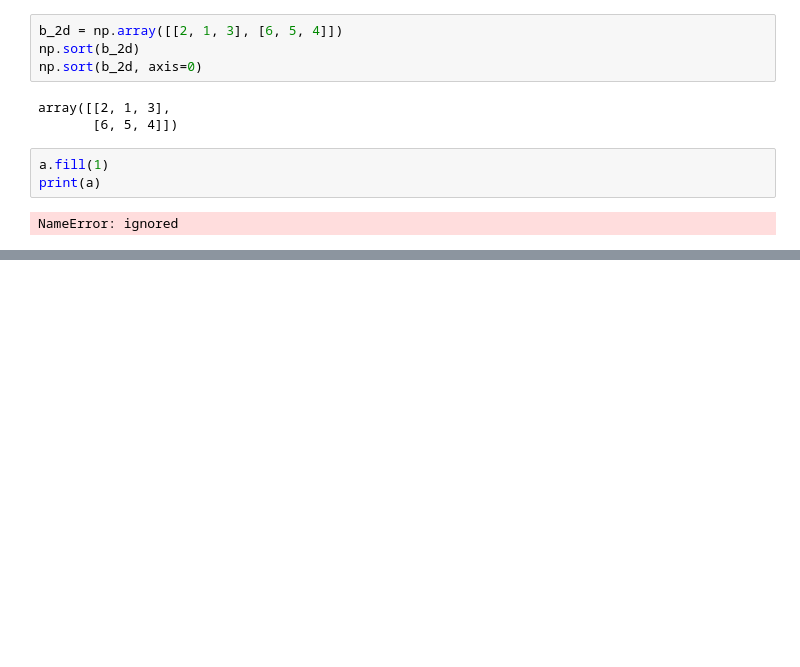
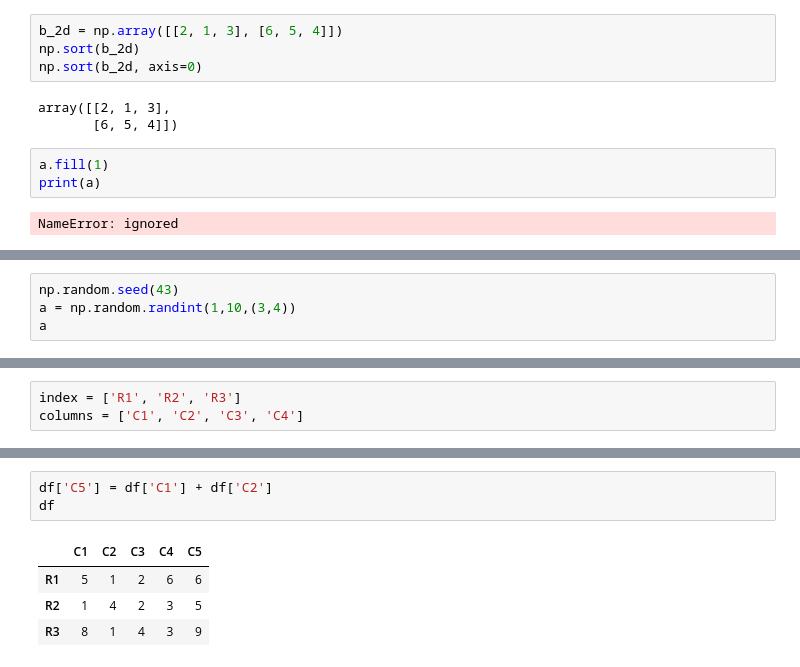
Before and after one commit to trypuz/ai_dla_kazdego, a Jupyter notebook: python_dla_kazdego/python_dla_humanistow.ipynb, the cells around one changed output, grey strips where cells are left out. Drawn from its saved outputs; the diff is of its cells as text; blank space fills up the shorter version.

```diff
--- a/python_dla_kazdego/python_dla_humanistow.ipynb
+++ b/python_dla_kazdego/python_dla_humanistow.ipynb
@@ -2064,0 +2137,4 @@ NameError: ignored
+# %%
+np.random.seed(43)
+a = np.random.randint(1,10,(3,4))
+a
@@ -2064,0 +2145,3 @@ NameError: ignored
+# %%
+index = ['R1', 'R2', 'R3']
+columns = ['C1', 'C2', 'C3', 'C4']
@@ -2064,0 +2170,8 @@ NameError: ignored
+# %%
+df['C5'] = df['C1'] + df['C2']
+df
+# %% [output]
+|  | C1 | C2 | C3 | C4 | C5 |
+| R1 | 5 | 1 | 2 | 6 | 6 |
+| R2 | 1 | 4 | 2 | 3 | 5 |
+| R3 | 8 | 1 | 4 | 3 | 9 |
```
Also changed, not shown: parts of 46 cells of this notebook.
